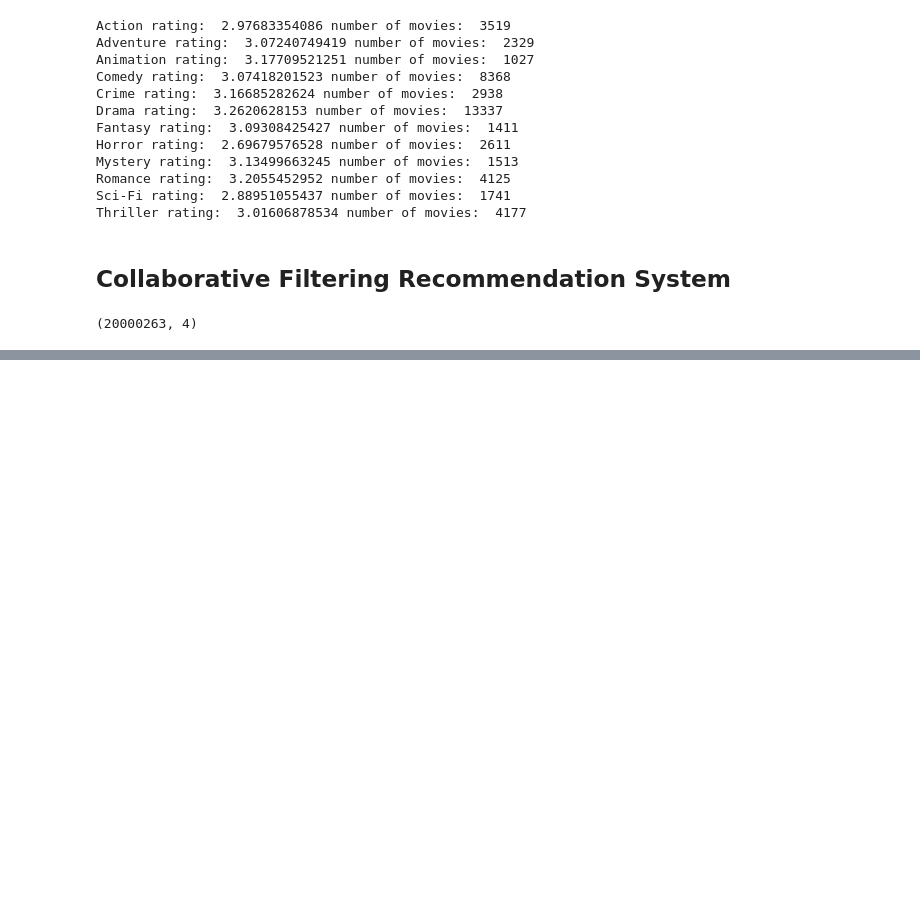
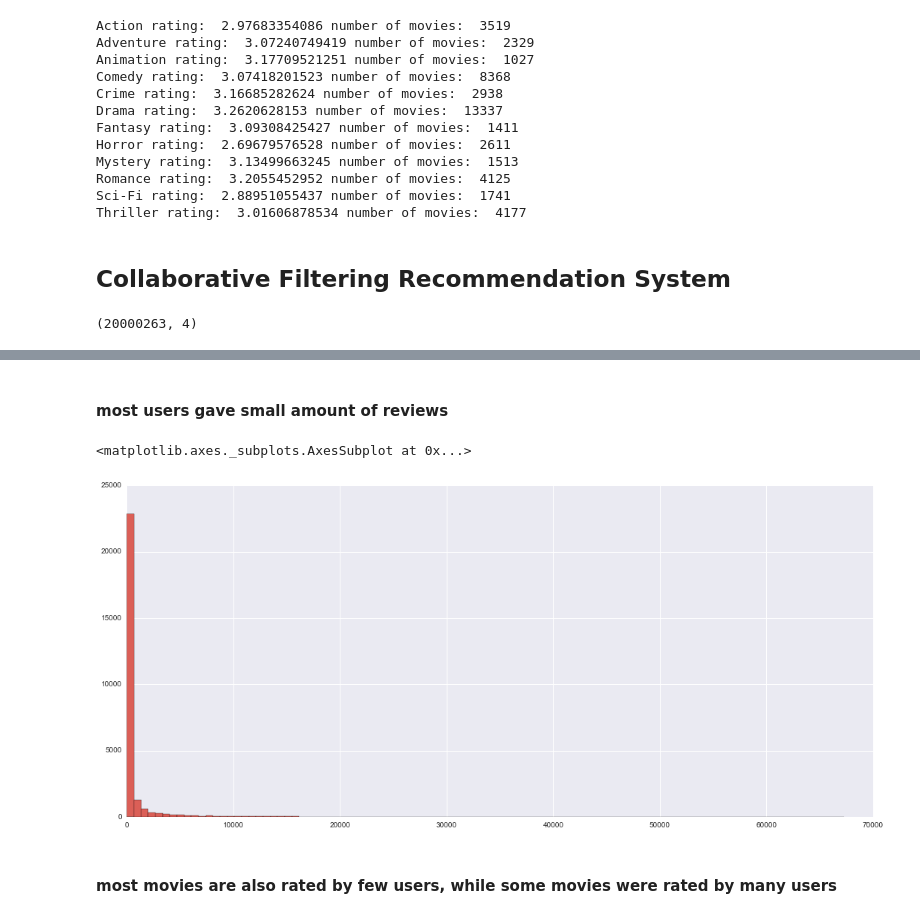
Before and after one commit to ah3200/movielens, a Jupyter notebook: Movies-and-generation.ipynb, the cells around one changed output, grey strips where cells are left out. Drawn from its saved outputs; the diff is of its cells as text; code cells hidden in the pictures; blank space fills up the shorter version.

```diff
--- a/Movies-and-generation.ipynb
+++ b/Movies-and-generation.ipynb
@@ -363,0 +381,10 @@ rating.shape
+# %% [markdown]
+#### most users gave small amount of reviews
+# %%
+count_review_by_movie = rating.groupby('movieId')['rating'].count()
+count_review_by_movie.hist(bins=100)
+# %% [output]
+<matplotlib.axes._subplots.AxesSubplot at 0x...>
+[figure, added]
+# %% [markdown]
+#### most movies are also rated by few users, while some movies were rated by many users
```
Also changed, not shown: parts of 10 cells of this notebook.
